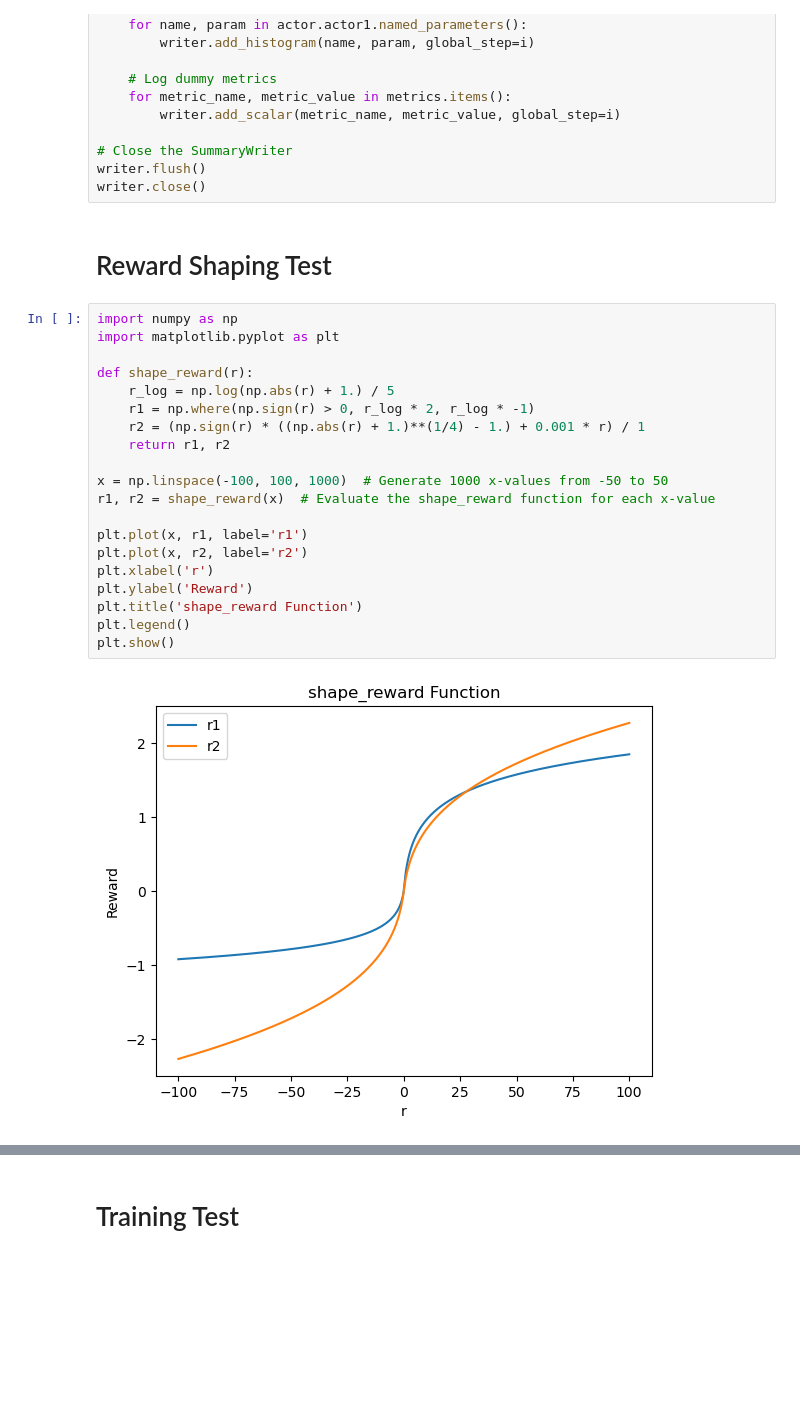
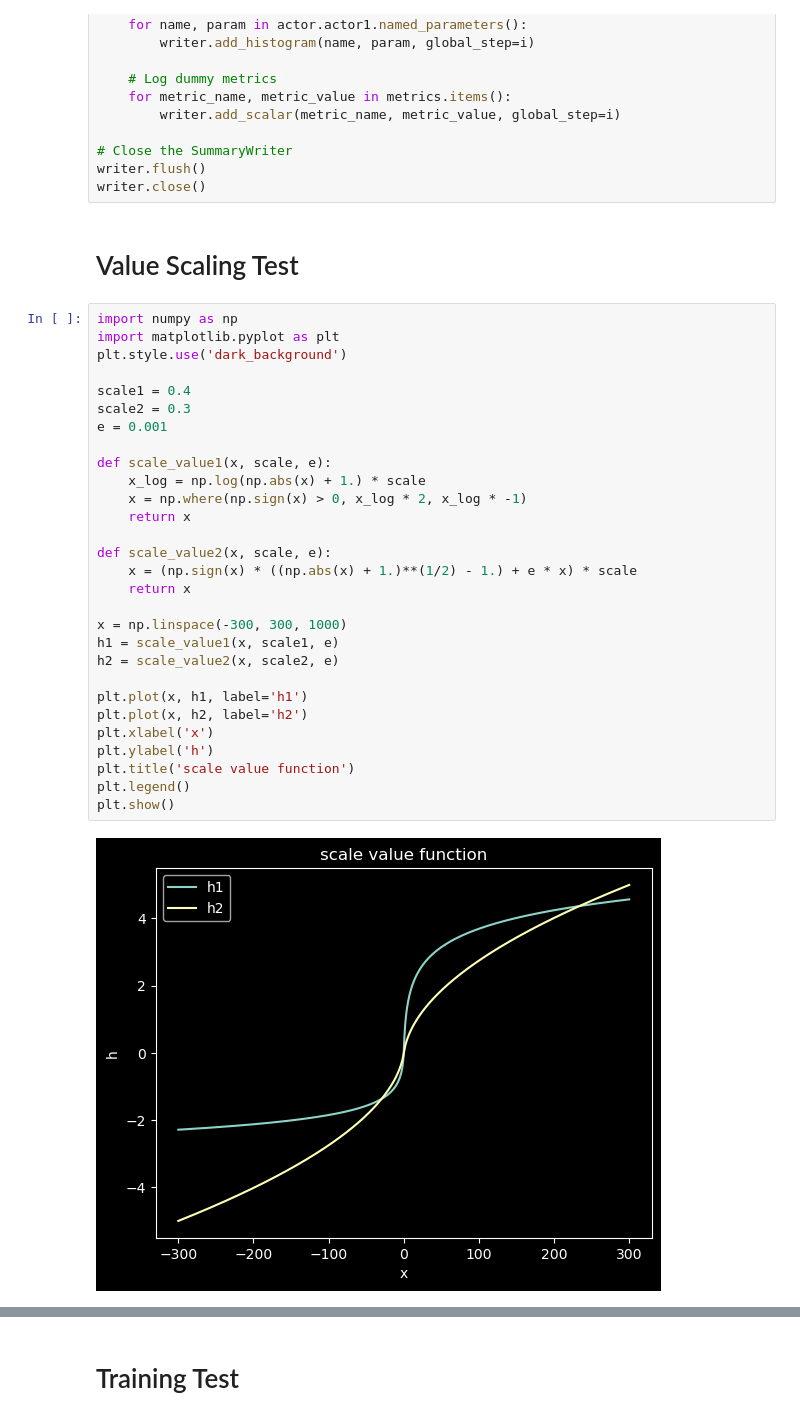
Before and after one commit to GhostKiller127/Reinforcement-Learning, a Jupyter notebook: Reinforcement Learning/src/testing.ipynb, the cells around one changed output, grey strips where cells are left out. Saved outputs shown, nothing was run; the diff lists cells and outputs as text; blank space fills up the shorter version.

```diff
--- a/Reinforcement Learning/src/testing.ipynb
+++ b/Reinforcement Learning/src/testing.ipynb
@@ -240,26 +272,35 @@ for i in range(20):
 writer.flush()
 writer.close()
 # %% [markdown]
-# Reward Shaping Test
+# Value Scaling Test
 # %%
 import numpy as np
 import matplotlib.pyplot as plt
+plt.style.use('dark_background')
 
-def shape_reward(r):
-    r_log = np.log(np.abs(r) + 1.) / 5
-    r1 = np.where(np.sign(r) > 0, r_log * 2, r_log * -1)
-    r2 = (np.sign(r) * ((np.abs(r) + 1.)**(1/4) - 1.) + 0.001 * r) / 1
-    return r1, r2
+scale1 = 0.4
+scale2 = 0.3
+e = 0.001
 
-x = np.linspace(-100, 100, 1000)  # Generate 1000 x-values from -50 to 50
-r1, r2 = shape_reward(x)  # Evaluate the shape_reward function for each x-value
+def scale_value1(x, scale, e):
+    x_log = np.log(np.abs(x) + 1.) * scale
+    x = np.where(np.sign(x) > 0, x_log * 2, x_log * -1)
+    return x
 
-plt.plot(x, r1, label='r1')
-plt.plot(x, r2, label='r2')
-plt.xlabel('r')
-plt.ylabel('Reward')
-plt.title('shape_reward Function')
+def scale_value2(x, scale, e):
+    x = (np.sign(x) * ((np.abs(x) + 1.)**(1/2) - 1.) + e * x) * scale
+    return x
+
+x = np.linspace(-300, 300, 1000)
+h1 = scale_value1(x, scale1, e)
+h2 = scale_value2(x, scale2, e)
+
+plt.plot(x, h1, label='h1')
+plt.plot(x, h2, label='h2')
+plt.xlabel('x')
+plt.ylabel('h')
+plt.title('scale value function')
 plt.legend()
 plt.show()
 # %% [output]
-[figure, old version]
+[figure, new version]
```
Also changed, not shown: parts of 8 cells of this notebook, 3 other files.
